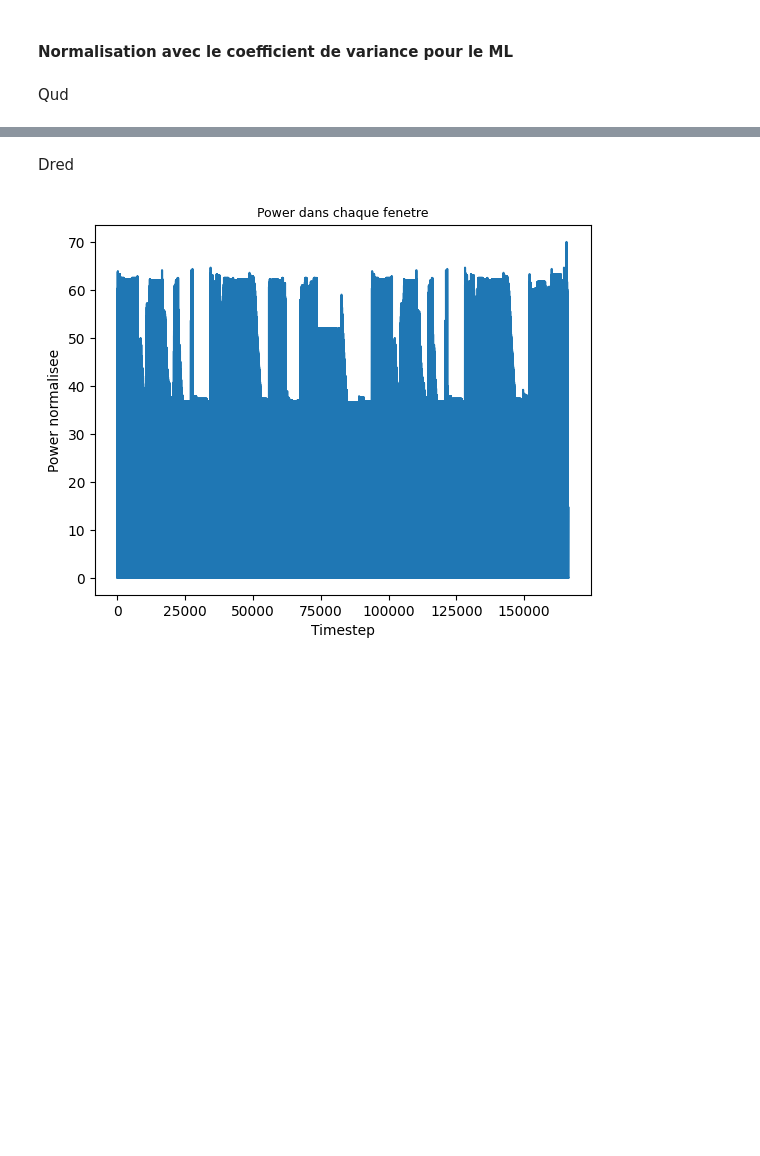
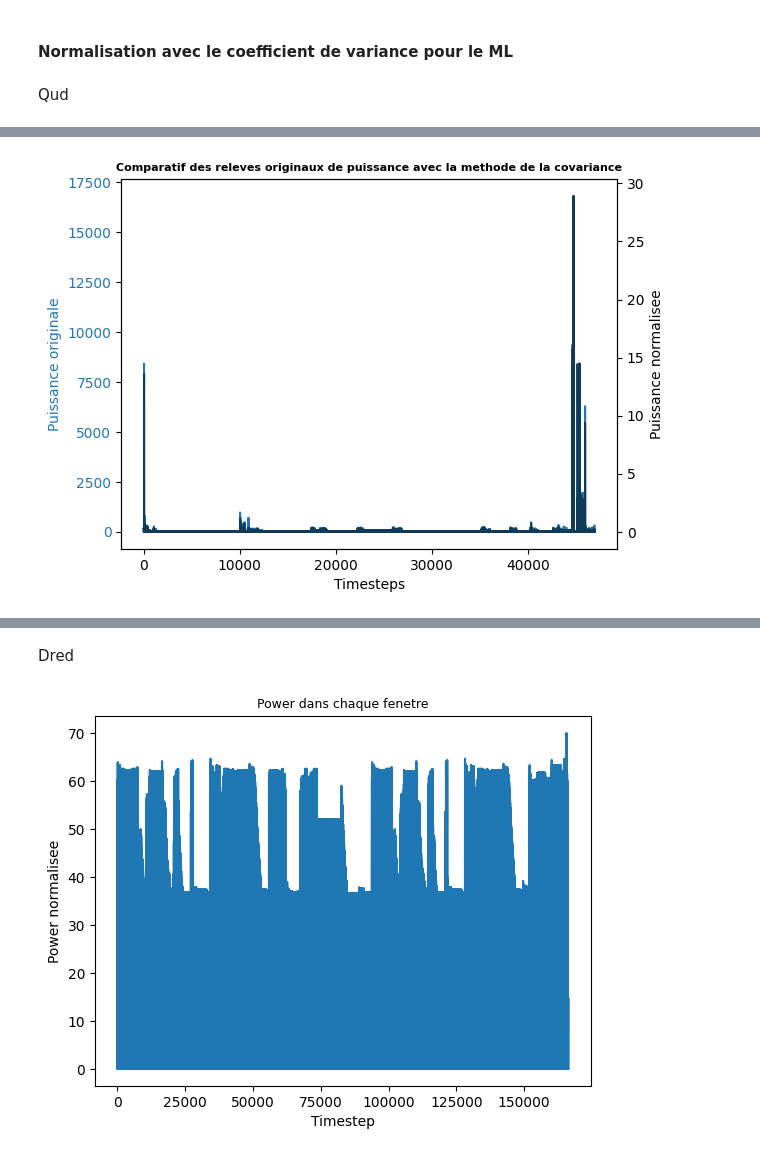
Before and after one commit to BrunetTristan97/CapstoneProjectEnergy, a Jupyter notebook: Pre-processing/Exploration et Pre-processing Georges/Exploration_Model_1_0.ipynb, the cells around one changed output, grey strips where cells are left out. Cells and saved outputs as stored; diff of their text form; code cells hidden in the pictures; blank space fills up the shorter version.

Commit message:
Model de baseline complet
- librairie .utils qui contient toutes les fonctions crees a jour
- XGBoost et lstm tous testes avec les 2 approches:
     > coef de variance
     > statefulscaler

```diff
--- a/Pre-processing/Exploration et Pre-processing Georges/Exploration_Model_1_0.ipynb
+++ b/Pre-processing/Exploration et Pre-processing Georges/Exploration_Model_1_0.ipynb
@@ -121,6 +125,36 @@ df_qud.head()
 | 2 | 1.0 | 1.0 | 1.0 | 166.429993 | 159.550003 | 143.270004 | 0.000000 | 0.000000 | 0.0 | 166.429993 | 0.000000 | ... |
 | 3 | 1.0 | 1.0 | 1.0 | 159.550003 | 143.270004 | 175.880005 | 0.000000 | 0.000000 | 0.0 | 0.000000 | 0.000000 | ... |
 | 4 | 1.0 | 1.0 | 1.0 | 143.270004 | 175.880005 | 176.660004 | 0.000000 | 0.000000 | 0.0 | 0.000000 | 0.000000 | ... |
+# %%
+# visuel comparatif (superpose)
+
+debut = 0
+fin   = -1
+
+# Creating plot with dataset_1
+fig, ax1 = plt.subplots()
+
+color = 'tab:blue'
+ax1.set_xlabel('Timesteps')
+ax1.set_ylabel('Puissance originale', color = color)
+ax1.plot(df_qud['p2'][debut:fin], color = color)
+ax1.tick_params(axis ='y', labelcolor = color)
+
+# Adding Twin Axes to plot using dataset_2
+ax2 = ax1.twinx()
+
+# color = 'tab:black'
+ax2.set_ylabel('Puissance normalisee', color = 'black')
+ax2.plot(df_qud['norm_window'][debut:fin], color = 'black' , alpha=0.5)
+ax2.tick_params(axis ='y', labelcolor = 'black')
+
+# Adding title
+plt.title('Comparatif des releves originaux de puissance avec la methode de la covariance', fontsize = 8, fontweight ="bold")
+
+# Show plot
+plt.show()# Creating plot with dataset_1
+# %% [output]
+[figure, added]
 # %%
 # quelques statistiques
 
```
Also changed, not shown: parts of 42 cells of this notebook, 4 other files.
